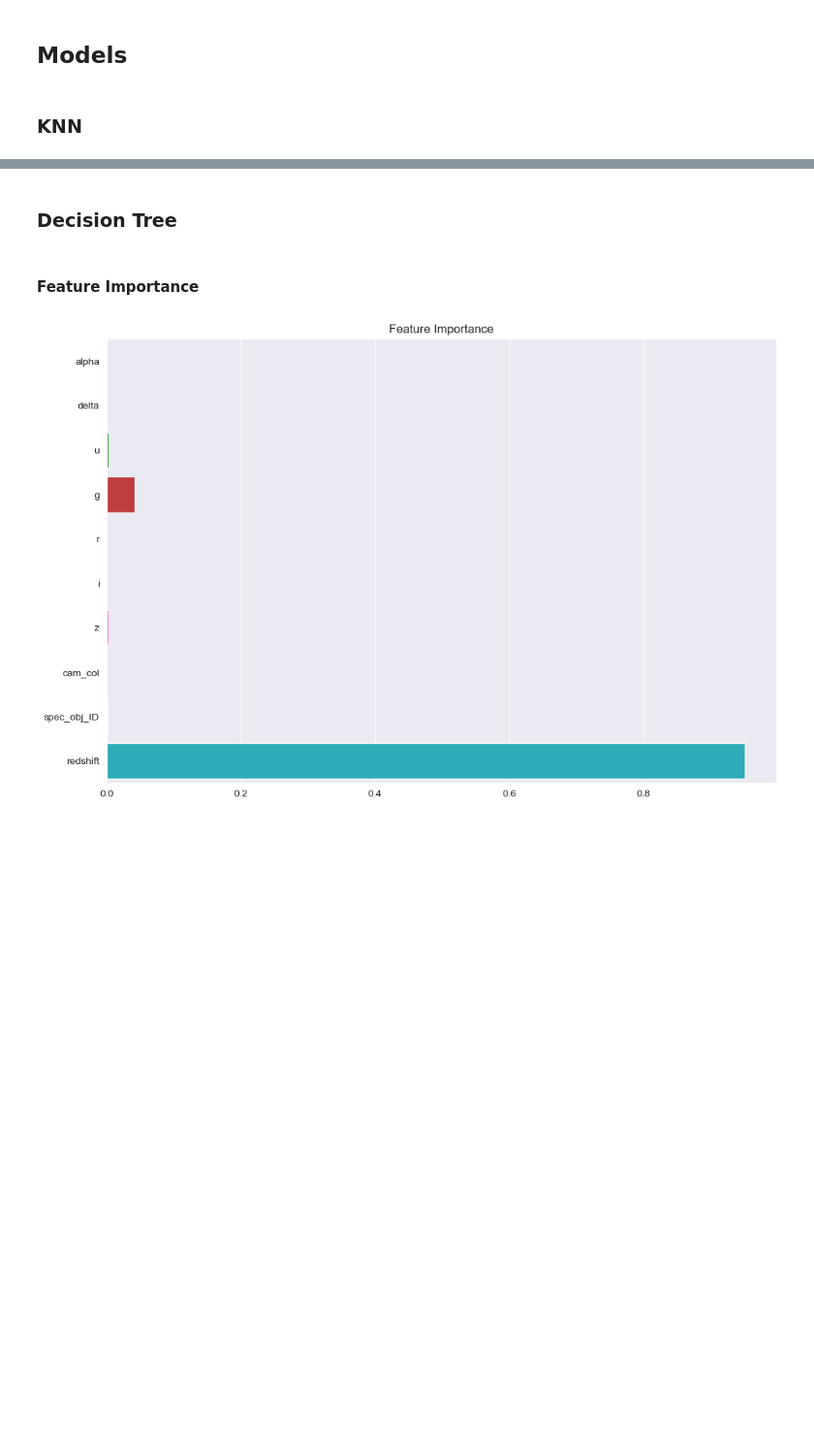
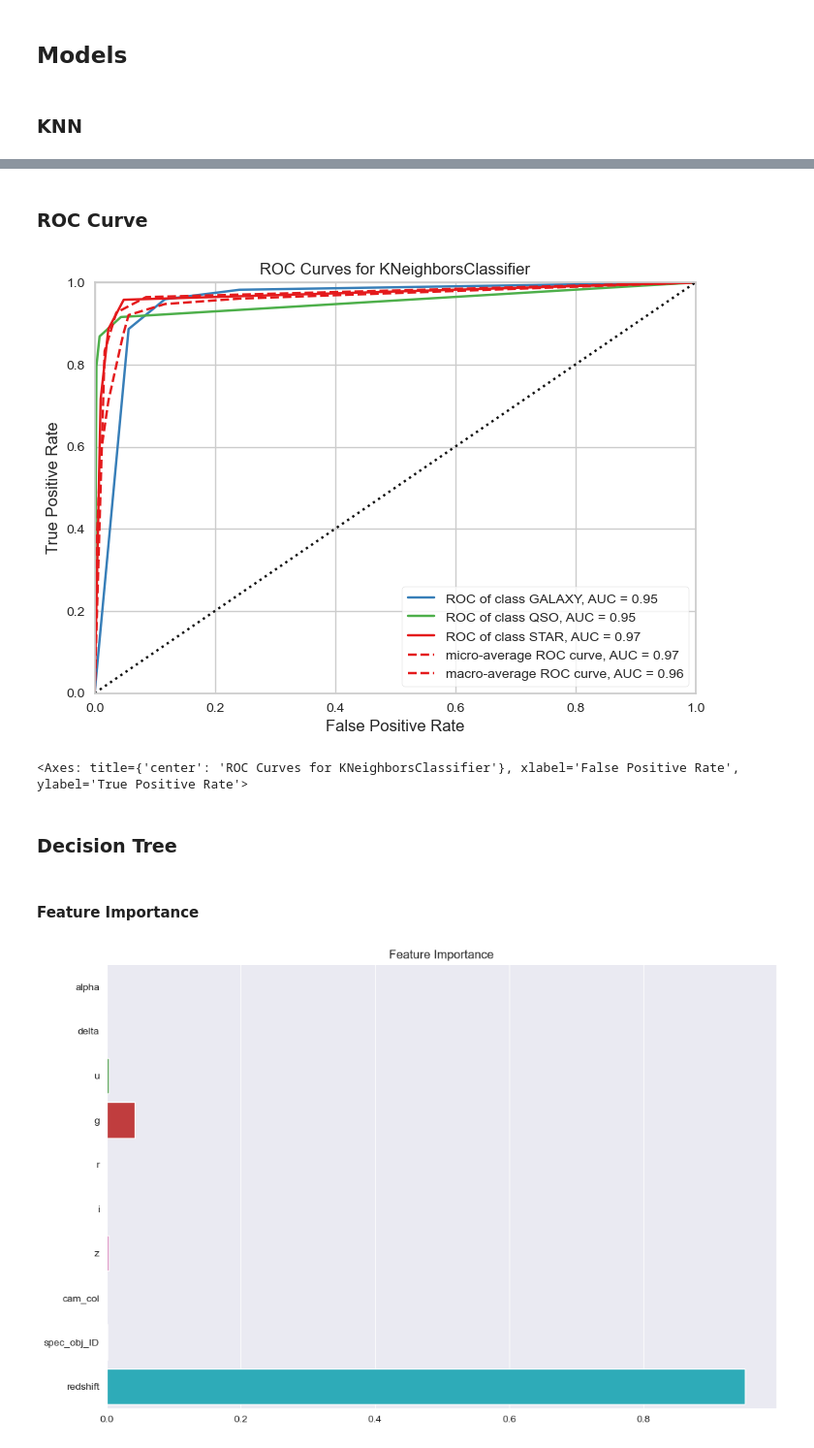
Before and after one commit to aSTRonuun/MachineLearning-2023-Vitor-Alves, a Jupyter notebook: 02-Stelar-Classification-Project/Stelar-Classification-Project.ipynb, the cells around one changed output, grey strips where cells are left out. Shown at 97% size. Drawn from its saved outputs; the diff is of its cells as text; code cells hidden in the pictures; blank space fills up the shorter version.

```diff
--- a/02-Stelar-Classification-Project/Stelar-Classification-Project.ipynb
+++ b/02-Stelar-Classification-Project/Stelar-Classification-Project.ipynb
@@ -359,3 +428,16 @@ print(confusion_matrix(y_test, y_pred))
+# %% [markdown]
+### ROC Curve
+# %%
+visualizer = ROCAUC(model, classes=le.classes_, cmap='PuBu')
+
+set_palette('bold')
+
+visualizer.fit(X_train_sc, y_train)
+visualizer.score(X_test_sc, y_test)
+visualizer.show()
+# %% [output]
+[figure, added]
+<Axes: title={'center': 'ROC Curves for KNeighborsClassifier'}, xlabel='False Positive Rate', ylabel='True Positive Rate'>
 # %% [markdown]
 ### Decision Tree
 # %%
```
Also changed, not shown: parts of 12 cells of this notebook.
